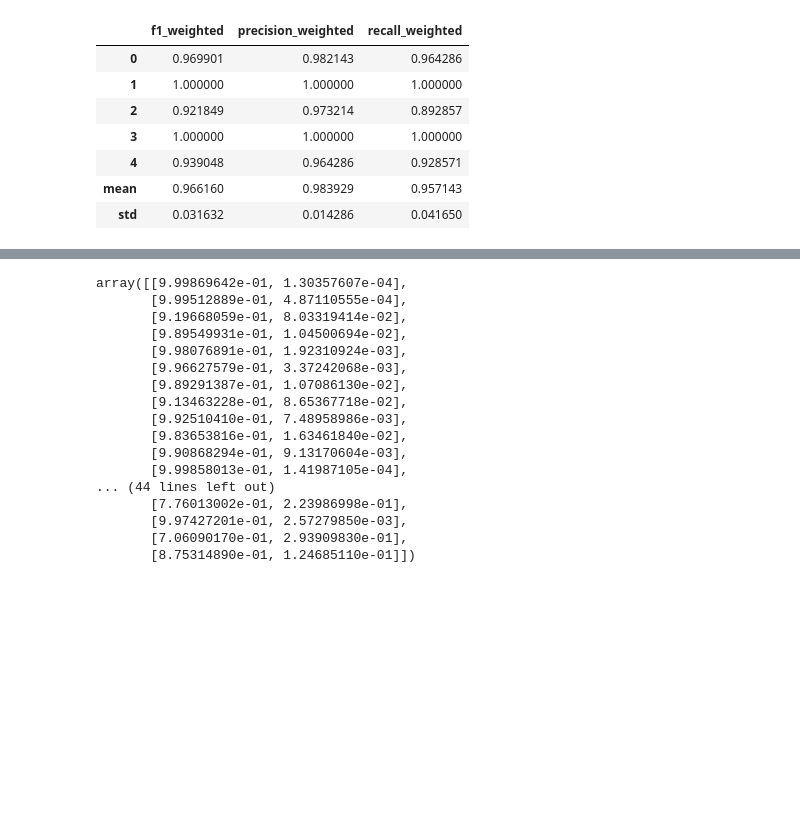
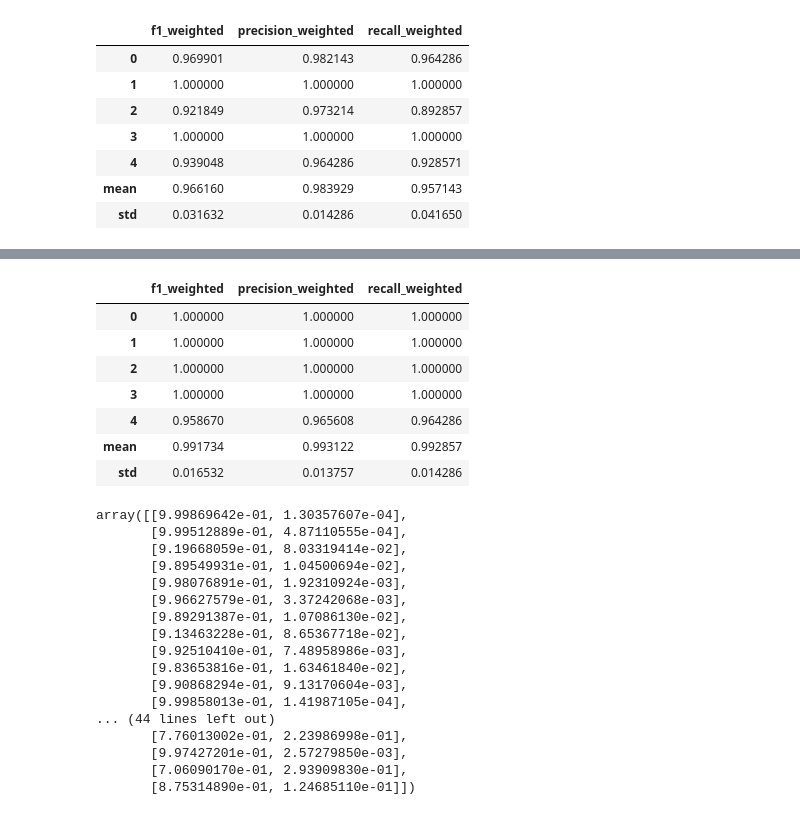
Before and after one commit to pradanaadn/churn-prediction, a Jupyter notebook: notebook/modelling.ipynb, the cells around one changed output, grey strips where cells are left out. Drawn from its saved outputs; the diff is of its cells as text; code cells hidden in the pictures; blank space fills up the shorter version.

```diff
--- a/notebook/modelling.ipynb
+++ b/notebook/modelling.ipynb
@@ -101,3 +152,15 @@ score_df
+# %%
+score_df = generate_report(X_train, y_train, kfold, score_list, lgbm_clf)
+score_df
+# %% [output]
+|  | f1_weighted | precision_weighted | recall_weighted |
+| 0 | 1.000000 | 1.000000 | 1.000000 |
+| 1 | 1.000000 | 1.000000 | 1.000000 |
+| 2 | 1.000000 | 1.000000 | 1.000000 |
+| 3 | 1.000000 | 1.000000 | 1.000000 |
+| 4 | 0.958670 | 0.965608 | 0.964286 |
+| mean | 0.991734 | 0.993122 | 0.992857 |
+| std | 0.016532 | 0.013757 | 0.014286 |
 # %%
 model_lr = lr_clf.fit(X_train, y_train)
 model_rf = rf_clf.fit(X_train, y_train)
```
Also changed, not shown: parts of 11 cells of this notebook, 2 other files.
